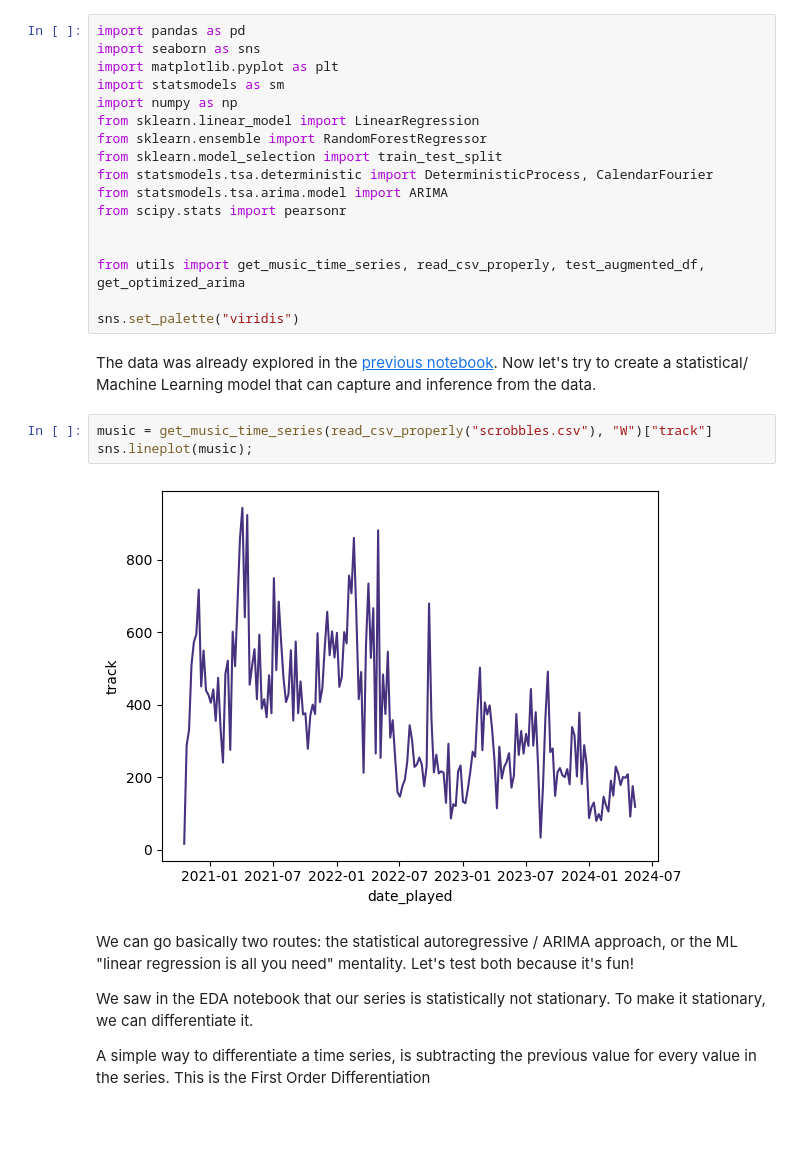
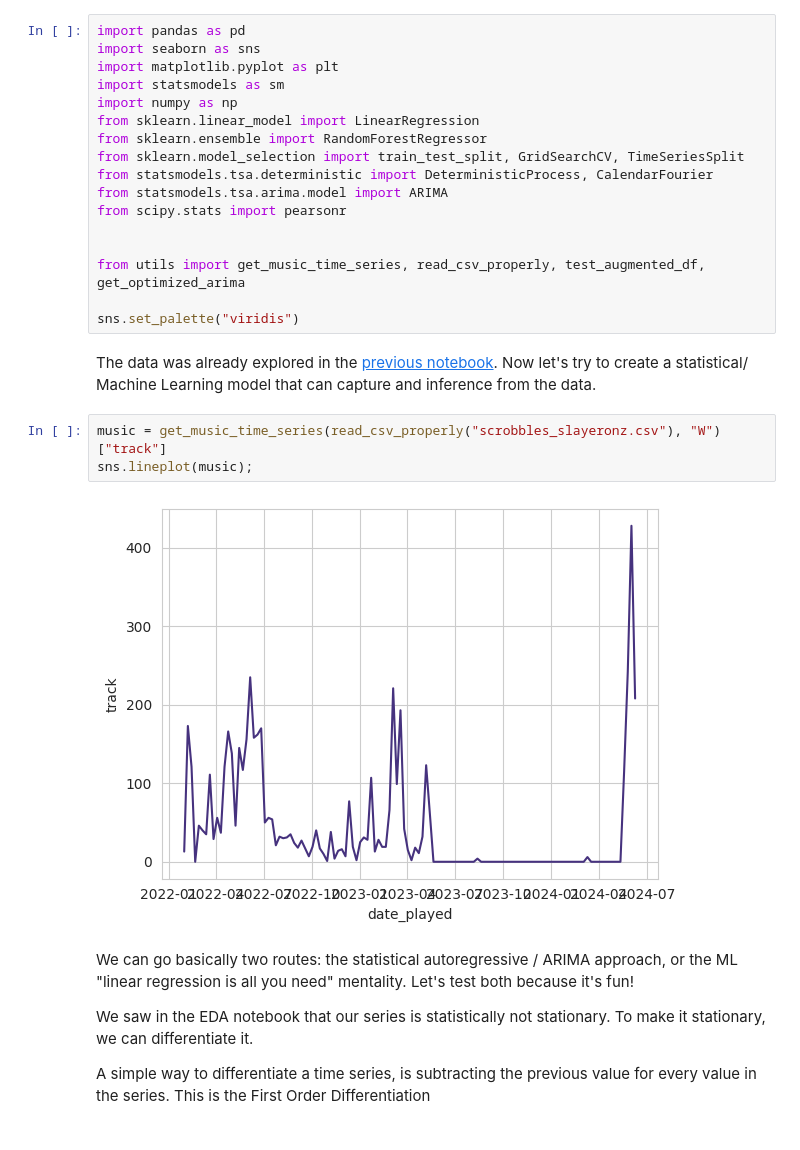
Before and after one commit to 0-lucas/music-analysis, a Jupyter notebook: modelling.ipynb, the cells around one changed output. Cells and saved outputs as stored; diff of their text form.

```diff
--- a/modelling.ipynb
+++ b/modelling.ipynb
@@ -6,7 +6,7 @@ import statsmodels as sm
 import numpy as np
 from sklearn.linear_model import LinearRegression
 from sklearn.ensemble import RandomForestRegressor
-from sklearn.model_selection import train_test_split
+from sklearn.model_selection import train_test_split, GridSearchCV, TimeSeriesSplit
 from statsmodels.tsa.deterministic import DeterministicProcess, CalendarFourier
 from statsmodels.tsa.arima.model import ARIMA
 from scipy.stats import pearsonr
@@ -18,10 +18,10 @@ sns.set_palette("viridis")
 # %% [markdown]
 The data was already explored in the [previous notebook](eda.ipynb). Now let's try to create a statistical/ Machine Learning model that can capture and inference from the data.
 # %%
-music = get_music_time_series(read_csv_properly("scrobbles.csv"), "W")["track"]
+music = get_music_time_series(read_csv_properly("scrobbles_slayeronz.csv"), "W")["track"]
 sns.lineplot(music);
 # %% [output]
-[figure, old version]
+[figure, new version]
 # %% [markdown]
 We can go basically two routes: the statistical autoregressive / ARIMA approach, or the ML "linear regression is all you need" mentality. Let's test both because it's fun!
 
```
Also changed, not shown: parts of 9 cells of this notebook, 1 other file.
